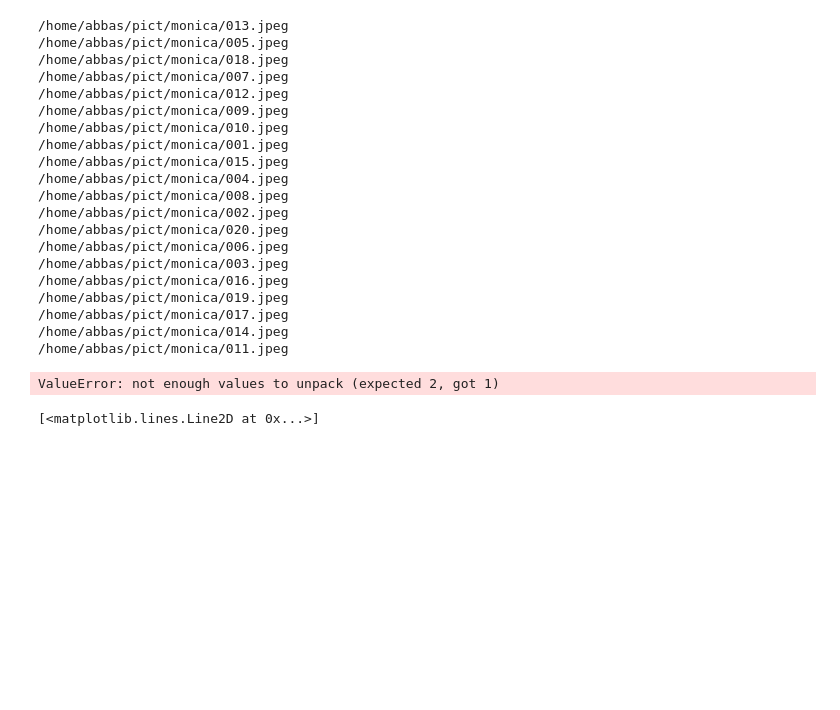
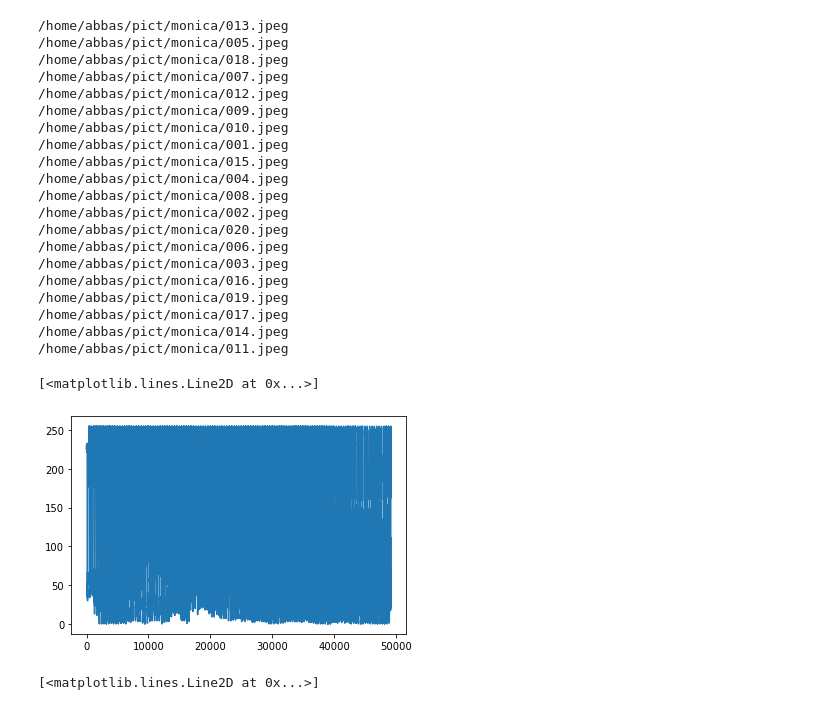
Before and after one commit to abbasshafi/SZIC-AI, a Jupyter notebook: 20 July Image labeling and applying ML algo.ipynb, the cells around one changed output. Cells and saved outputs as stored; diff of their text form; code cells hidden in the pictures; blank space fills up the shorter version.

```diff
--- a/20 July Image labeling and applying ML algo.ipynb
+++ b/20 July Image labeling and applying ML algo.ipynb
@@ -95,9 +96,10 @@ images_list_m = np.array(images_list_m)
 /home/abbas/pict/monica/014.jpeg
 /home/abbas/pict/monica/011.jpeg
 # %%
-plt.matshow(images_list_m[4])
+plt.plot(images_list_m[4])
 # %% [output]
-ValueError: not enough values to unpack (expected 2, got 1)
+[<matplotlib.lines.Line2D at 0x...>]
+[figure, added]
 # %%
 plt.plot(images_list_b[7])
 # %% [output]
```
Also changed, not shown: parts of 25 cells of this notebook.
